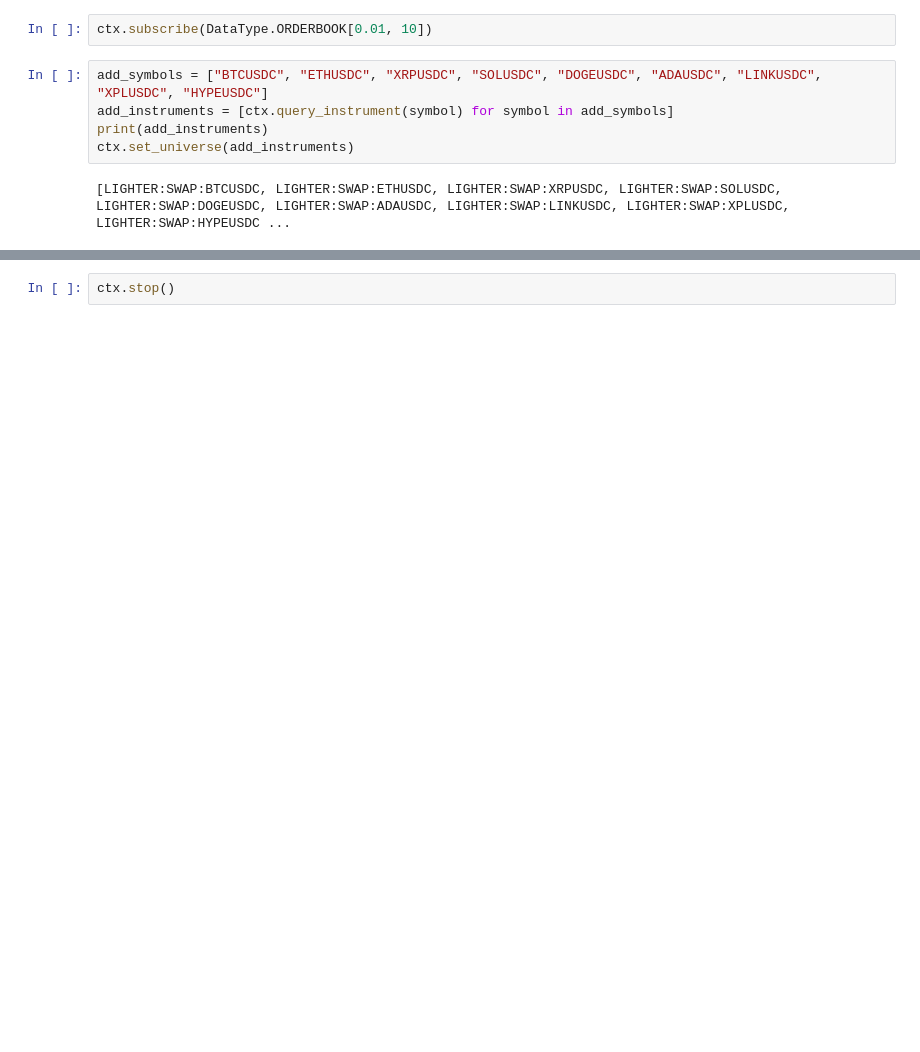
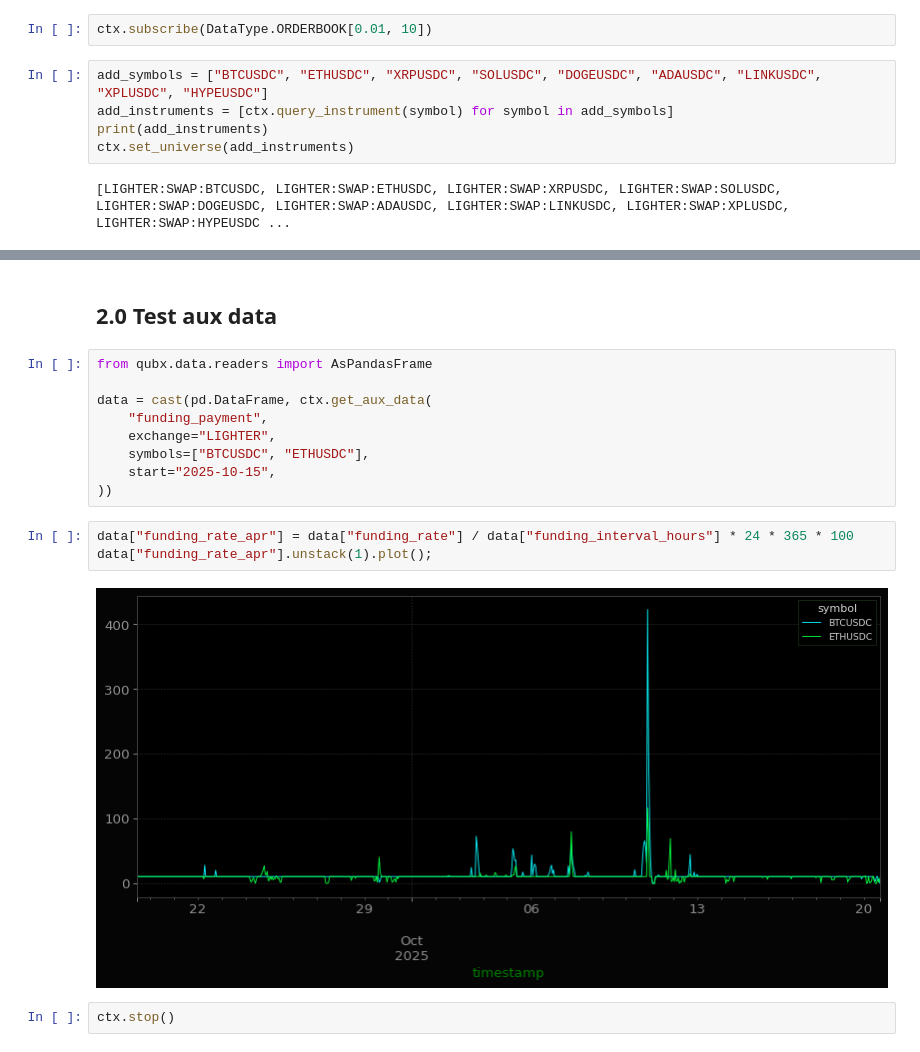
Before and after one commit to xLydianSoftware/Qubx, a Jupyter notebook: examples/notebooks/1.3 Lighter (paper).ipynb, the cells around one changed output, grey strips where cells are left out. Saved outputs shown, nothing was run; the diff lists cells and outputs as text; blank space fills up the shorter version.

```diff
--- a/examples/notebooks/1.3 Lighter (paper).ipynb
+++ b/examples/notebooks/1.3 Lighter (paper).ipynb
@@ -135,2 +131,18 @@ plot_orderbook(
+# %% [markdown]
+## 2.0 Test aux data
+# %%
+from qubx.data.readers import AsPandasFrame
+
+data = cast(pd.DataFrame, ctx.get_aux_data(
+    "funding_payment",
+    exchange="LIGHTER",
+    symbols=["BTCUSDC", "ETHUSDC"],
+    start="2025-10-15",
+))
+# %%
+data["funding_rate_apr"] = data["funding_rate"] / data["funding_interval_hours"] * 24 * 365 * 100
+data["funding_rate_apr"].unstack(1).plot();
+# %% [output]
+[figure, added]
 # %%
 ctx.stop()
```
Also changed, not shown: parts of 7 cells of this notebook, 9 other files.
